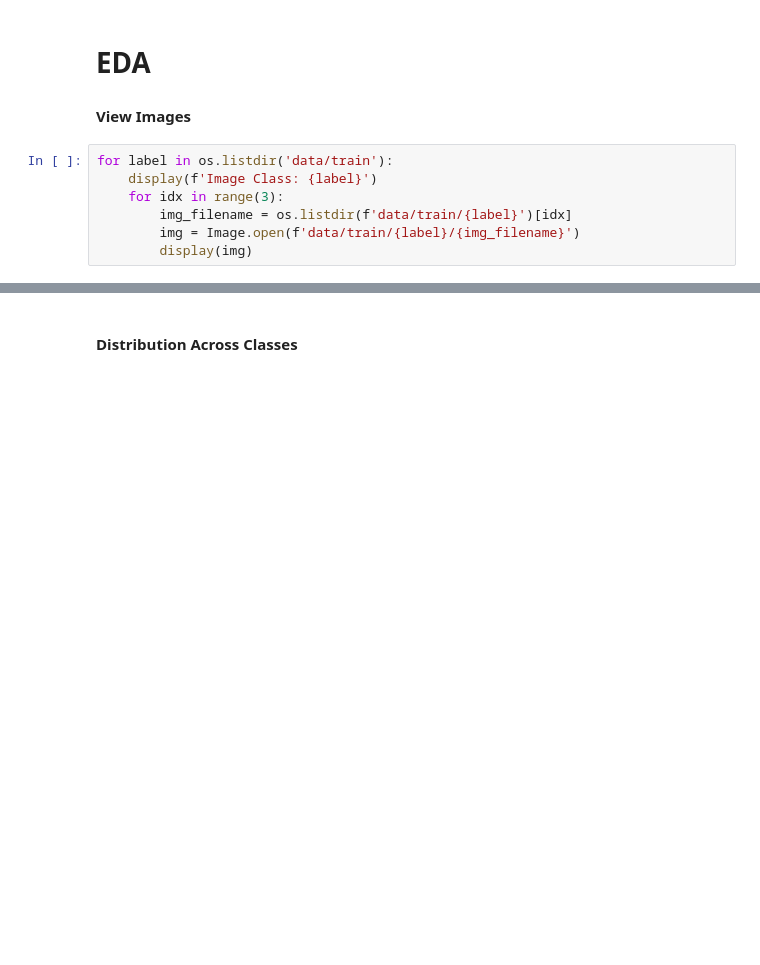
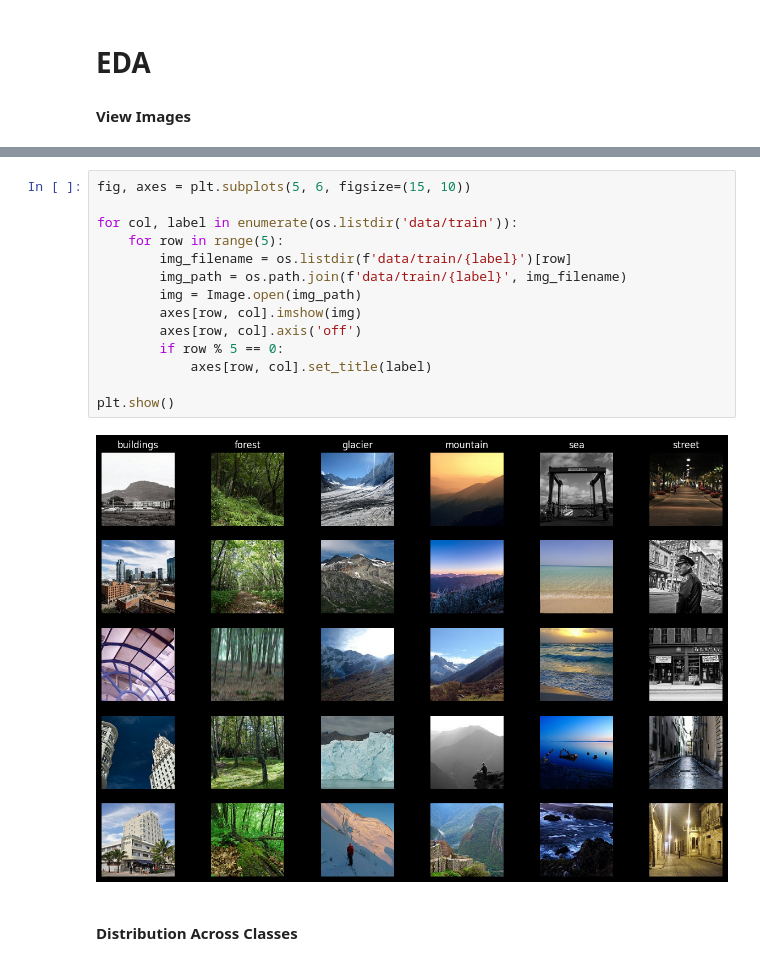
Before and after one commit to kolalla/landscapes, a Jupyter notebook: overview.ipynb, the cells around one changed output, grey strips where cells are left out. Drawn from its saved outputs; the diff is of its cells as text; blank space fills up the shorter version.

```diff
--- a/overview.ipynb
+++ b/overview.ipynb
@@ -35,10 +35,3 @@ Folders in data/val: ['buildings', 'forest', 'glacier', 'mountain', 'sea', 'stre
 # EDA
 
 #### View Images
-# %%
-for label in os.listdir('data/train'):
-    display(f'Image Class: {label}')
-    for idx in range(3):
-        img_filename = os.listdir(f'data/train/{label}')[idx]
-        img = Image.open(f'data/train/{label}/{img_filename}')
-        display(img)
@@ -59,3 +38,19 @@ for label in os.listdir('data/train'):
+# %%
+fig, axes = plt.subplots(5, 6, figsize=(15, 10))
+
+for col, label in enumerate(os.listdir('data/train')):
+    for row in range(5):
+        img_filename = os.listdir(f'data/train/{label}')[row]
+        img_path = os.path.join(f'data/train/{label}', img_filename)
+        img = Image.open(img_path)
+        axes[row, col].imshow(img)
+        axes[row, col].axis('off')
+        if row % 5 == 0:
+            axes[row, col].set_title(label)
+
+plt.show()
+# %% [output]
+[figure, added]
 # %% [markdown]
 #### Distribution Across Classes
 # %%
```
Also changed, not shown: parts of 6 cells of this notebook, 2 other files.
